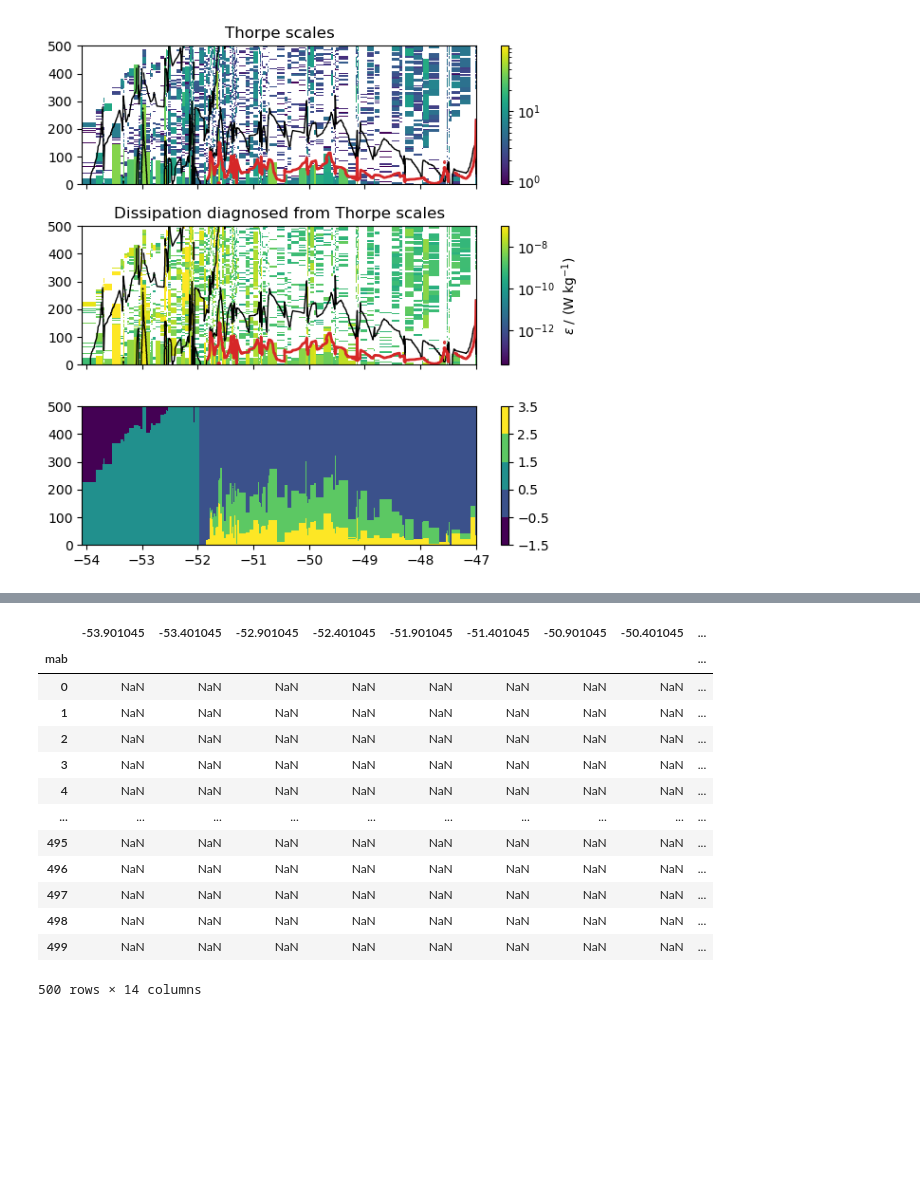
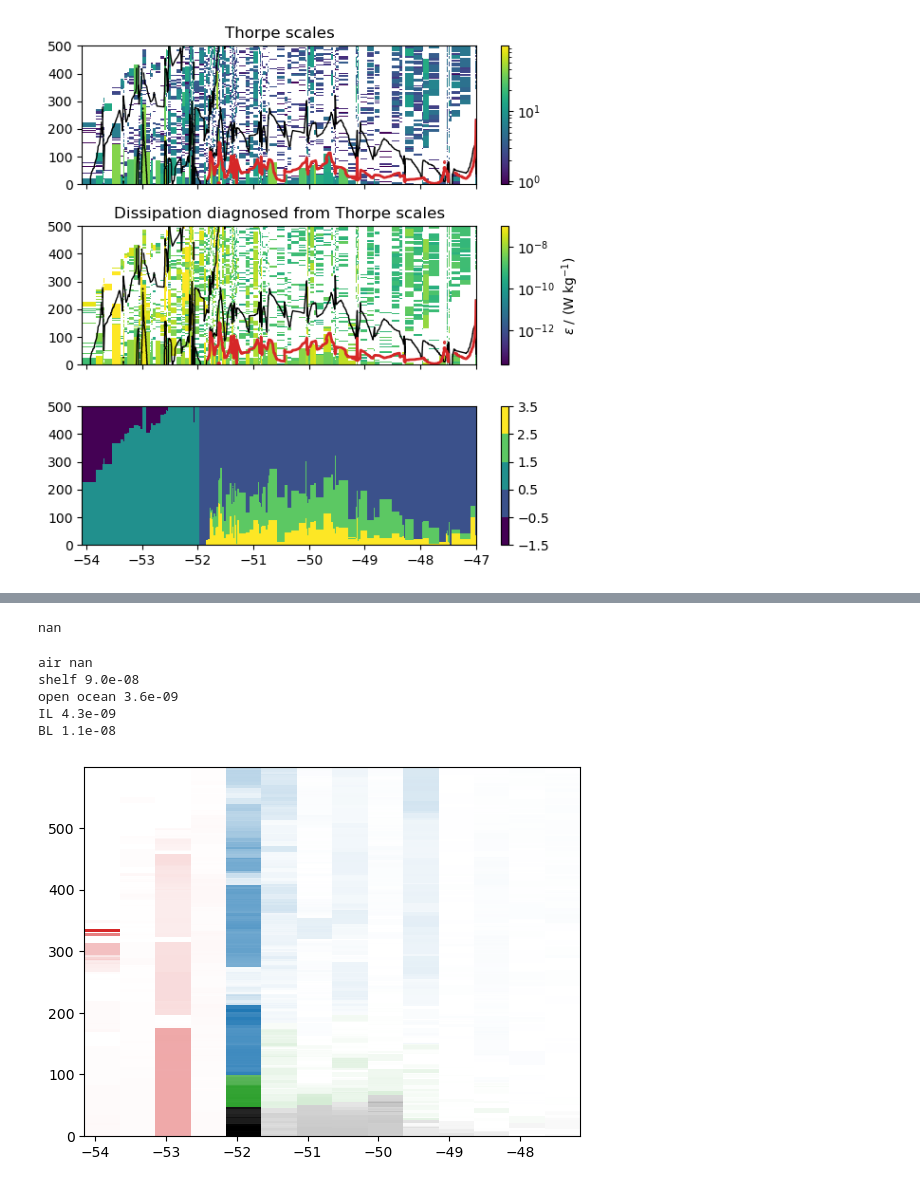
Before and after one commit to opinner/Pinner_et_al_2024, a Jupyter notebook: scripts/thorpe_scales/Thorpe_scales_in_depth.ipynb, the cells around one changed output, grey strips where cells are left out. Drawn from its saved outputs; the diff is of its cells as text; code cells hidden in the pictures; blank space fills up the shorter version.

```diff
--- a/scripts/thorpe_scales/Thorpe_scales_in_depth.ipynb
+++ b/scripts/thorpe_scales/Thorpe_scales_in_depth.ipynb
@@ -503,16 +505,35 @@ BL 1.1e-08
+# %%
+mean_eps
+# %% [output]
+nan
+# %%
+def create_monocolor_colormap(color_name):
+    # Define a colormap with the given color fading from white
+    return mcolors.LinearSegmentedColormap.from_list(
+        name=f"mono_{color_name}",
+        colors=["white", color_name]
+    )
 # %%
+binned_thorpe_eps_small = binned_thorpe_eps.iloc[0:600]
+assert binned_thorpe_eps_small.shape == binned_regions.shape
+logbins = np.logspace(-10, -6, 20)
+colors = ["white","tab:red", "tab:blue", "tab:green", "black"]
+for (name, number), color in zip(regions_key.items(),colors):
+    mean_eps = binned_thorpe_eps_small[binned_regions == number].mean(axis = None)
+    print(name, f"{mean_eps:.1e}")
+    data = binned_thorpe_eps_small[binned_regions == number]
+    plt.pcolormesh(
+        data.columns,
+        data.index,
+        data.values,
+        cmap = create_monocolor_colormap(color), #  name=f"mono_{color_name}",   colors=["white", color_name],  )(color,
+        label = name
+)
+#plt.legend()
 # %% [output]
-|  | -53.901045 | -53.401045 | -52.901045 | -52.401045 | -51.901045 | -51.401045 | -50.901045 | -50.401045 | ... |
-| mab |  |  |  |  |  |  |  |  | ... |
-| 0 | NaN | NaN | NaN | NaN | NaN | NaN | NaN | NaN | ... |
-| 1 | NaN | NaN | NaN | NaN | NaN | NaN | NaN | NaN | ... |
-| 2 | NaN | NaN | NaN | NaN | NaN | NaN | NaN | NaN | ... |
-| 3 | NaN | NaN | NaN | NaN | NaN | NaN | NaN | NaN | ... |
-| 4 | NaN | NaN | NaN | NaN | NaN | NaN | NaN | NaN | ... |
-| ... | ... | ... | ... | ... | ... | ... | ... | ... | ... |
-| 495 | NaN | NaN | NaN | NaN | NaN | NaN | NaN | NaN | ... |
-| 496 | NaN | NaN | NaN | NaN | NaN | NaN | NaN | NaN | ... |
-| 497 | NaN | NaN | NaN | NaN | NaN | NaN | NaN | NaN | ... |
-| 498 | NaN | NaN | NaN | NaN | NaN | NaN | NaN | NaN | ... |
-| 499 | NaN | NaN | NaN | NaN | NaN | NaN | NaN | NaN | ... |
-500 rows × 14 columns
+air nan
+shelf 9.0e-08
+open ocean 3.6e-09
+IL 4.3e-09
+BL 1.1e-08
+[figure, added]
```
Also changed, not shown: parts of 4 cells of this notebook, 5 other files.
